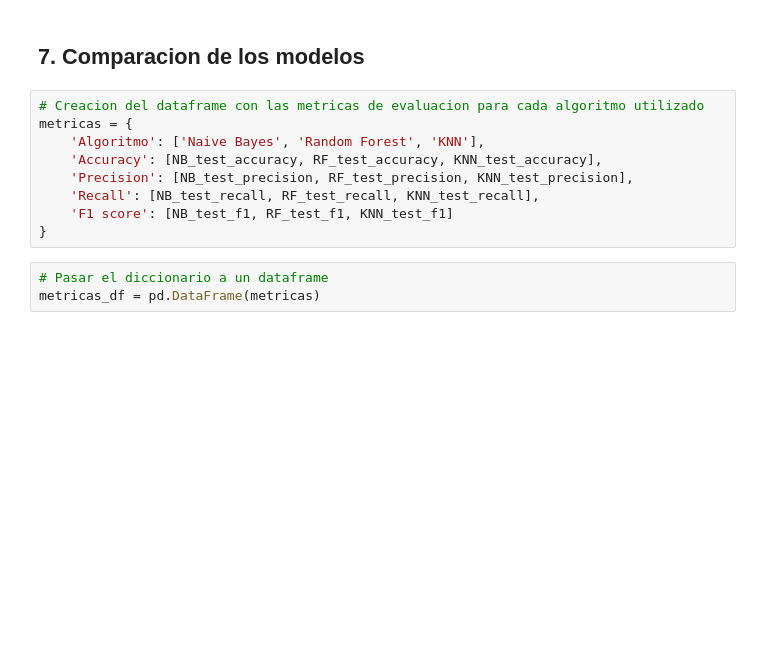
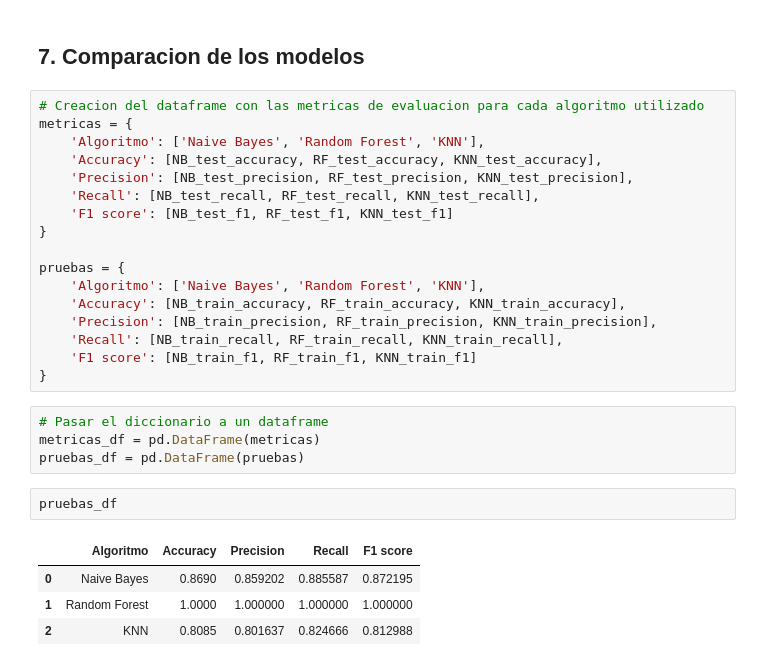
Before and after one commit to BI-2023-01/proyecto1, a Jupyter notebook: analisisSentimientos.ipynb, the cells around one changed output. Cells and saved outputs as stored; diff of their text form; blank space fills up the shorter version.

```diff
--- a/analisisSentimientos.ipynb
+++ b/analisisSentimientos.ipynb
@@ -568,9 +571,25 @@ metricas = {
     'Recall': [NB_test_recall, RF_test_recall, KNN_test_recall],
     'F1 score': [NB_test_f1, RF_test_f1, KNN_test_f1]
 }
+
+pruebas = {
+    'Algoritmo': ['Naive Bayes', 'Random Forest', 'KNN'],
+    'Accuracy': [NB_train_accuracy, RF_train_accuracy, KNN_train_accuracy],
+    'Precision': [NB_train_precision, RF_train_precision, KNN_train_precision],
+    'Recall': [NB_train_recall, RF_train_recall, KNN_train_recall],
+    'F1 score': [NB_train_f1, RF_train_f1, KNN_train_f1]
+}
 # %%
 # Pasar el diccionario a un dataframe
 metricas_df = pd.DataFrame(metricas)
+pruebas_df = pd.DataFrame(pruebas)
+# %%
+pruebas_df
+# %% [output]
+|  | Algoritmo | Accuracy | Precision | Recall | F1 score |
+| 0 | Naive Bayes | 0.8690 | 0.859202 | 0.885587 | 0.872195 |
+| 1 | Random Forest | 1.0000 | 1.000000 | 1.000000 | 1.000000 |
+| 2 | KNN | 0.8085 | 0.801637 | 0.824666 | 0.812988 |
 # %%
 # Visualizar el dataframe
 metricas_df
```
Also changed, not shown: parts of 18 cells of this notebook, 3 other files.
